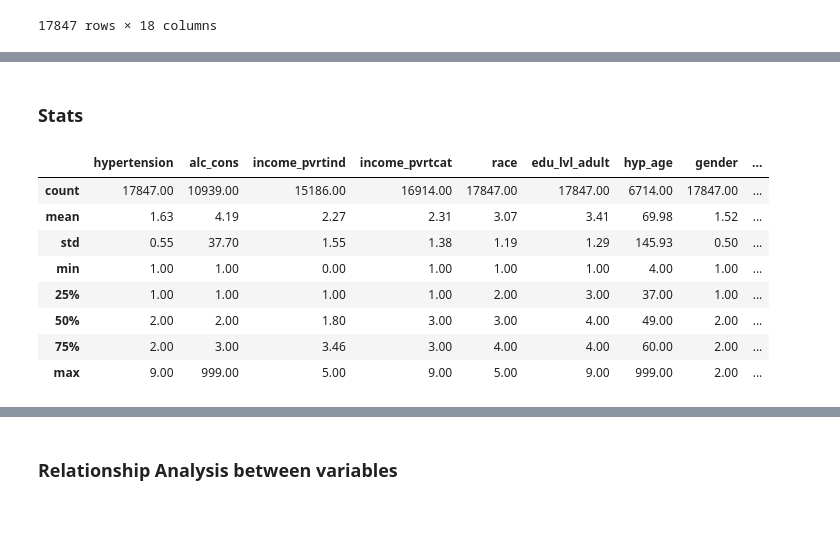
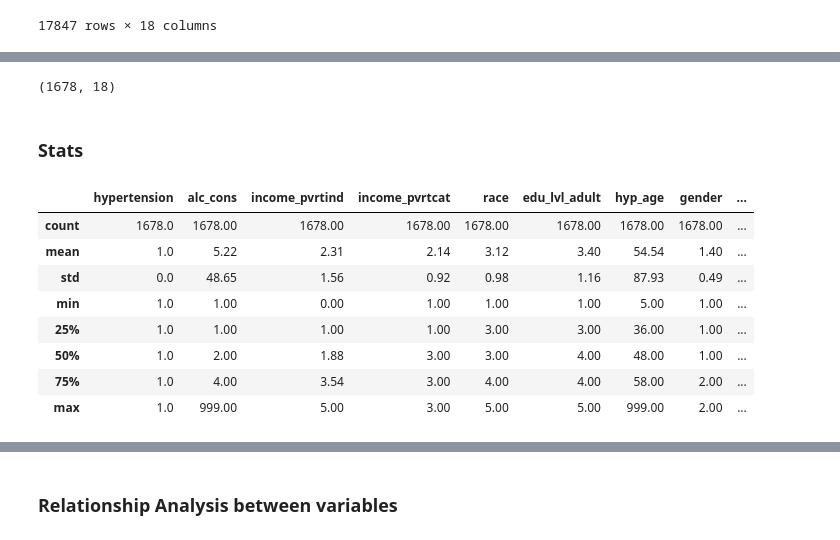
Before and after one commit to bgabr/predicting-risk-of-hypertension-using-NHANES-data, a Jupyter notebook: Project.ipynb, the cells around one changed output, grey strips where cells are left out. Drawn from its saved outputs; the diff is of its cells as text; code cells hidden in the pictures.

```diff
--- a/Project.ipynb
+++ b/Project.ipynb
@@ -551,10 +556,9 @@ Total number and percentage of missing values
 
 percent = 70.0
 min = int(((100-percent)/100)*hyp_nhanes.shape[0] + 1)
-modified_hyp = hyp_nhanes.dropna( axis=1,
-                thresh=min)
+hyp = hyp_nhanes.dropna(axis=1,thresh=min)
 
-modified_hyp
+hyp
 # %% [output]
 |  | hypertension | alc_cons | income_pvrtind | income_pvrtcat | race | edu_lvl_adult | hyp_age | gender | ... |
 | ID |  |  |  |  |  |  |  |  | ... |
@@ -572,0 +601,4 @@ modified_hyp
+# %%
+#Remove al NaN
+hyp_df = hyp.dropna()
+hyp_df
@@ -573,15 +620,19 @@ modified_hyp
+# %%
+hyp_df.shape
+# %% [output]
+(1678, 18)
 # %% [markdown]
 ### Stats
 # %%
 #Summary Statistics
-display(hyp_nhanes.describe().round(2))
+display(hyp_df.describe().round(2))
 # %% [output]
 |  | hypertension | alc_cons | income_pvrtind | income_pvrtcat | race | edu_lvl_adult | hyp_age | gender | ... |
-| count | 17847.00 | 10939.00 | 15186.00 | 16914.00 | 17847.00 | 17847.00 | 6714.00 | 17847.00 | ... |
-| mean | 1.63 | 4.19 | 2.27 | 2.31 | 3.07 | 3.41 | 69.98 | 1.52 | ... |
-| std | 0.55 | 37.70 | 1.55 | 1.38 | 1.19 | 1.29 | 145.93 | 0.50 | ... |
-| min | 1.00 | 1.00 | 0.00 | 1.00 | 1.00 | 1.00 | 4.00 | 1.00 | ... |
-| 25% | 1.00 | 1.00 | 1.00 | 1.00 | 2.00 | 3.00 | 37.00 | 1.00 | ... |
-| 50% | 2.00 | 2.00 | 1.80 | 3.00 | 3.00 | 4.00 | 49.00 | 2.00 | ... |
-| 75% | 2.00 | 3.00 | 3.46 | 3.00 | 4.00 | 4.00 | 60.00 | 2.00 | ... |
-| max | 9.00 | 999.00 | 5.00 | 9.00 | 5.00 | 9.00 | 999.00 | 2.00 | ... |
+| count | 1678.0 | 1678.00 | 1678.00 | 1678.00 | 1678.00 | 1678.00 | 1678.00 | 1678.00 | ... |
+| mean | 1.0 | 5.22 | 2.31 | 2.14 | 3.12 | 3.40 | 54.54 | 1.40 | ... |
+| std | 0.0 | 48.65 | 1.56 | 0.92 | 0.98 | 1.16 | 87.93 | 0.49 | ... |
+| min | 1.0 | 1.00 | 0.00 | 1.00 | 1.00 | 1.00 | 5.00 | 1.00 | ... |
+| 25% | 1.0 | 1.00 | 1.00 | 1.00 | 3.00 | 3.00 | 36.00 | 1.00 | ... |
+| 50% | 1.0 | 2.00 | 1.88 | 3.00 | 3.00 | 4.00 | 48.00 | 1.00 | ... |
+| 75% | 1.0 | 4.00 | 3.54 | 3.00 | 4.00 | 4.00 | 58.00 | 2.00 | ... |
+| max | 1.0 | 999.00 | 5.00 | 3.00 | 5.00 | 5.00 | 999.00 | 2.00 | ... |
```
Also changed, not shown: parts of 16 cells of this notebook.
